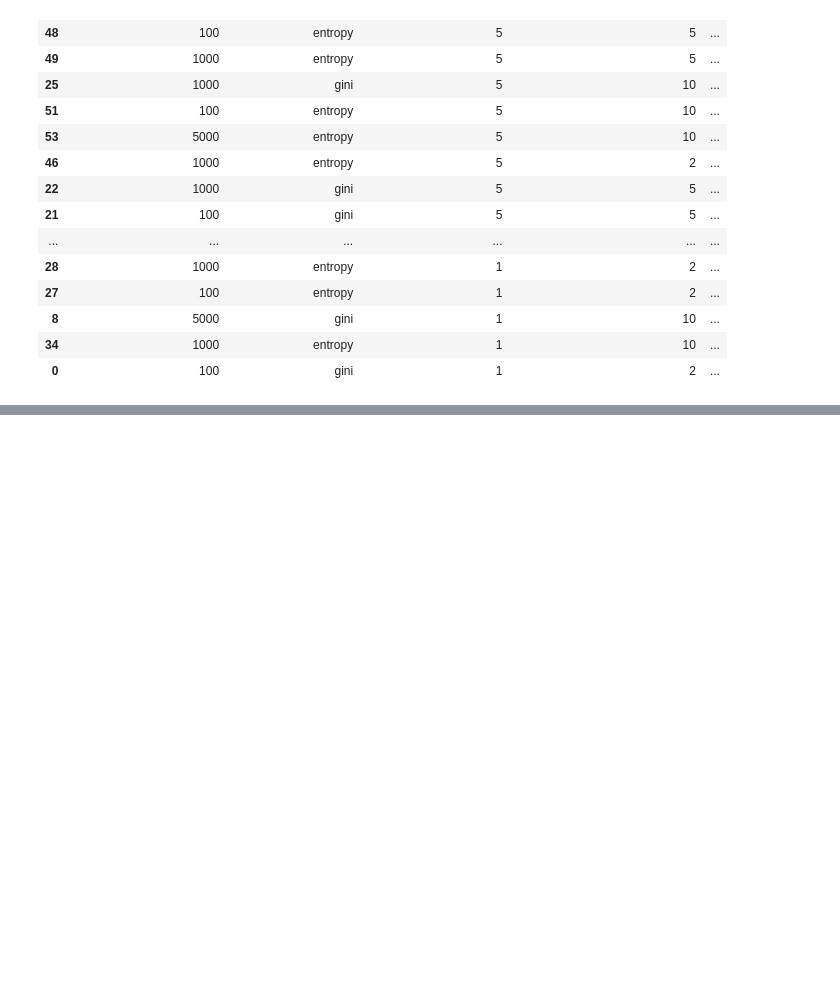
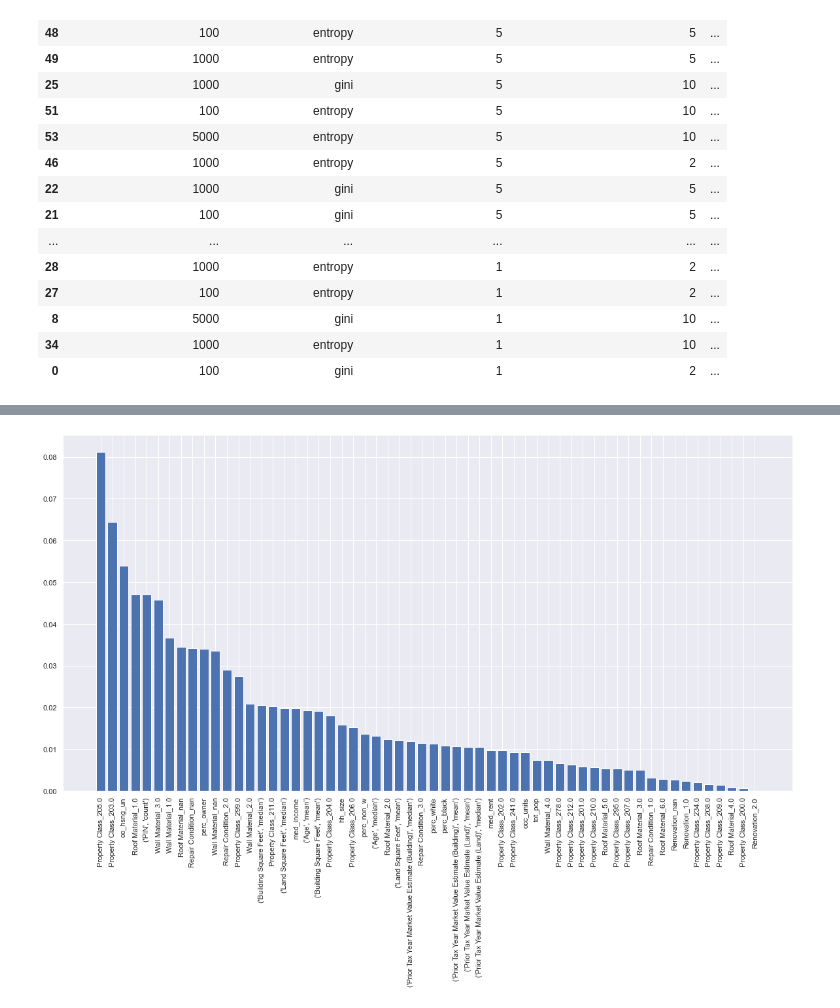
Before and after one commit to vbalza/chicago_water_lead, a Jupyter notebook: Random Forest Models.ipynb, the cells around one changed output, grey strips where cells are left out. Saved outputs shown, nothing was run; the diff lists cells and outputs as text; code cells hidden in the pictures; blank space fills up the shorter version.

Commit message:
adding medium threshold model

```diff
--- a/Random Forest Models.ipynb
+++ b/Random Forest Models.ipynb
@@ -72,0 +99,23 @@ ranked_cv[['param_RF__n_estimators', 'param_RF__criterion', 'param_RF__max_depth
+# %%
+x_train, x_test, y_train, y_test =  train_test_split(full_features, threshold_medium,
+                                                        test_size=0.2, random_state=0)
+
+GRID = {'RF__n_estimators': [100, 1000, 5000], 'RF__criterion': ['gini', 'entropy'], 'RF__max_depth': [1, 3, 5],
+                      'RF__min_samples_split': [2,5,10], 'RF__random_state': [0]}
+
+pipe = Pipeline([('RF', RandomForestClassifier())])
+grid_model = GridSearchCV(estimator=pipe,
+                          param_grid=GRID,
+                          cv=10,
+                          return_train_score=True,
+                          refit='accuracy',
+                          scoring=('accuracy', 'precision', 'recall')
+)
+
+
+grid_model = grid_model.fit(x_train, np.ravel(y_train))
+predicted_y = grid_model.predict(x_test)
+cv_results = pd.DataFrame(grid_model.cv_results_)
+ranked_cv=cv_results.sort_values(by=['rank_test_accuracy'])
+ranked_cv[['param_RF__n_estimators', 'param_RF__criterion', 'param_RF__max_depth', 'param_RF__min_samples_split', 'rank_test_accuracy',
+           'mean_test_accuracy', 'mean_test_precision', 'mean_test_recall']]
@@ -72,0 +140,23 @@ ranked_cv[['param_RF__n_estimators', 'param_RF__criterion', 'param_RF__max_depth
+# %%
+best_medium = RandomForestClassifier(criterion='gini', max_depth=5, min_samples_split=10,
+                                    n_estimators=1000, random_state=0)
+best_medium = best_medium.fit(x_train, y_train)
+best_medium_predicted = best_medium.predict(x_test)
+# %%
+importances = best_medium.feature_importances_
+
+indices = np.argsort(importances)[::-1]
+
+# Sort the labels in a corresponding fashion
+labels = x_train.columns.values
+names = [labels[i] for i in indices]
+
+#len(importances)
+# Plot
+sns.set(rc={'figure.figsize':(20, 10)})
+plt.figure()
+plt.bar(range(len(importances)),importances[indices])
+plt.xticks(range(len(importances)), names, rotation=90)
+plt.show()
+# %% [output]
+[figure, added]
```
Also changed, not shown: parts of 4 cells of this notebook.
